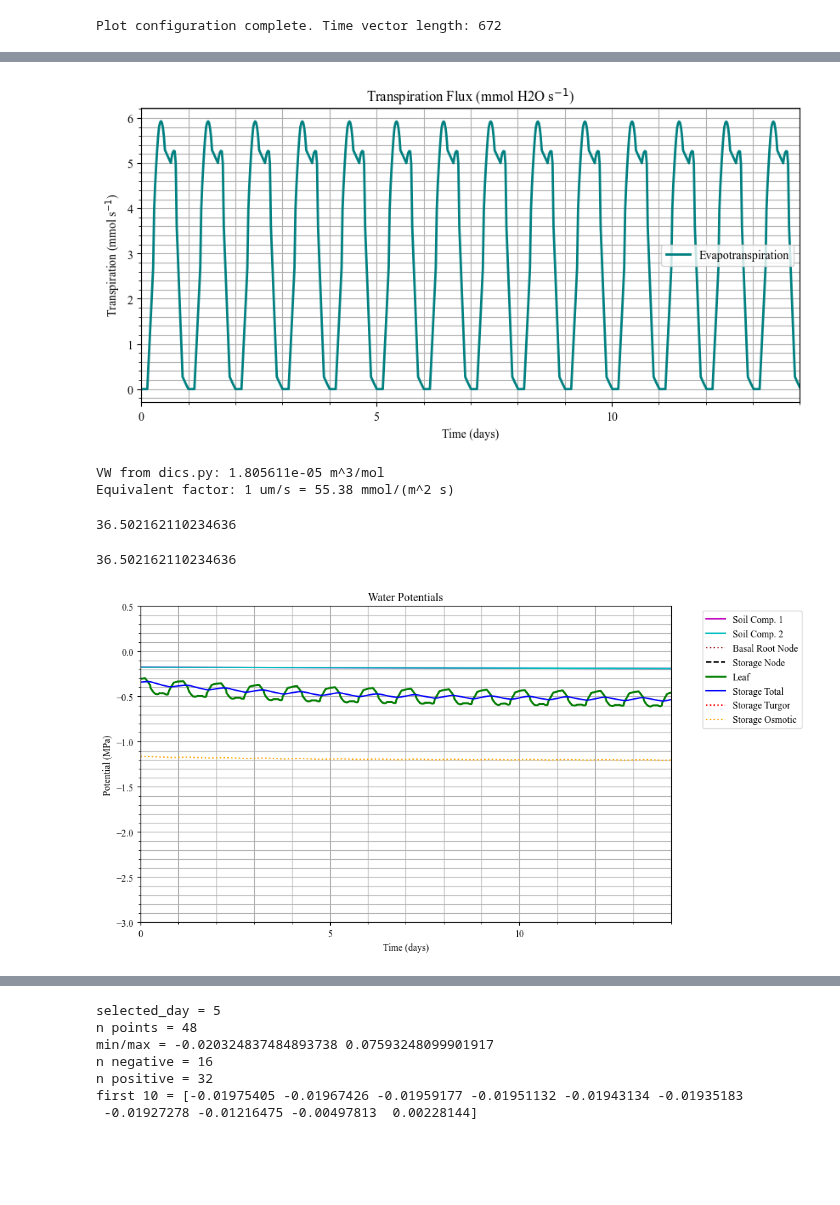
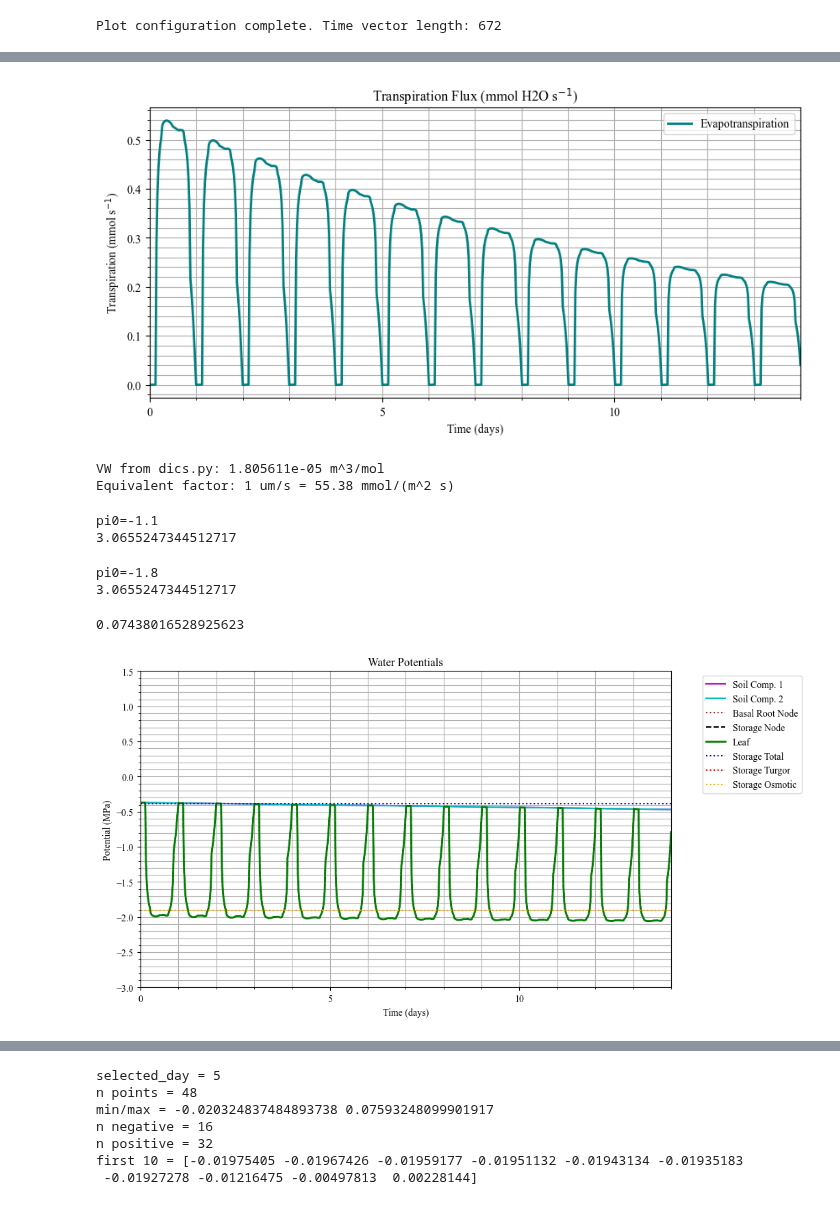
Before and after one commit to jagottlieb/Photo3-Plant-Salinity-Traits, a Jupyter notebook: Main_notebook_v2.ipynb, the cells around one changed output, grey strips where cells are left out. Saved outputs shown, nothing was run; the diff lists cells and outputs as text; code cells hidden in the pictures; blank space fills up the shorter version.

```diff
--- a/Main_notebook_v2.ipynb
+++ b/Main_notebook_v2.ipynb
@@ -61,8 +58,9 @@ weatherFile = r"sample_data\AgadirInterp30.xlsx"
 # Multi-compartment configuration
 num_compartments = 2
 zr_arr = np.array([1.0, 1.0])  # Root zone depth for each compartment (m)
-s_init_arr = np.array([0.5, 0.5]) #np.array([0.5, 0.5])  # Initial soil moisture for each compartment
+s_init_arr = np.array([0.4, 0.4]) #np.array([0.5, 0.5])  # Initial soil moisture for each compartment
 cs_init_arr = np.array([35., 35.])  # Initial salt concentration (Mol/m³) Upper thershold treatment in Sanchez-Ledsma et al. 2022
+root_frac_arr = np.array([0.5, 0.5])  # Root fraction in each compartment
 
 # Hydraulic parameters
 B_param = 500  # Root conductance scaling parameter
@@ -70,7 +68,7 @@ B_param = 500  # Root conductance scaling parameter
 # Plant water potential parameters (Bartlett et al. 2012)
 wr = 0.1  # Wilting point relative water content
 wft = 1.0  # Full turgor relative water content
-pi0 = -1.1  # Osmotic potential at full turgor (MPa)
+pi0 = -1.8  # Osmotic potential at full turgor (MPa)
 eta = 5  # Elastic modulus shape parameter
 mcap = 12  # Slope of linear portion of psi_wf curve
 
@@ -143,7 +141,7 @@ soil = SoilMultiple(
 )
 
 # Create photosynthesis model
-photo = C3(species, atmosphere)
+photo =  C3_cs_reduc(species, atmosphere, cs_init_arr)
 
 # Create hydraulic model
 hydro = hydraulics.Halophyte(
@@ -455,17 +462,25 @@ plt.show()
 print(f'VW from dics.py: {VW:.6e} m^3/mol')
 print(f'Equivalent factor: 1 um/s = {1e-3 / VW:.2f} mmol/(m^2 s)')
 # %% [output]
-[figure, old version]
+[figure, new version]
 VW from dics.py: 1.805611e-05 m^3/mol
 Equivalent factor: 1 um/s = 55.38 mmol/(m^2 s)
 # %%
+print("pi0=-1.1")
 print(np.array(results['ev'][0:daySteps*dispDuration]).sum())
 # %% [output]
-36.502162110234636
+pi0=-1.1
+3.0655247344512717
 # %%
+print("pi0=-1.8")
 print(np.array(results['ev'][0:daySteps*dispDuration]).sum())
 # %% [output]
-36.502162110234636
+pi0=-1.8
+3.0655247344512717
+# %%
+(6.05-5.6)/6.05
+# %% [output]
+0.07438016528925623
 # %%
 # Water Potentials Plot
 fig_potentials = plt.figure(figsize=(10, 6))
@@ -487,36 +502,36 @@ plt.plot(timevec[0:daySteps*dispDuration],
 
 # Plot xylem junction potential
 plt.plot(timevec[0:daySteps*dispDuration],
          results['psi_x'][0:daySteps*dispDuration],
          'k--', label='Storage Node')
 
 # Plot leaf water potential
 plt.plot(timevec[0:daySteps*dispDuration],
          results['psi_l'][0:daySteps*dispDuration],
          'g-', linewidth=2, label='Leaf')
 
 # Plot plant storage potentials
 plt.plot(timevec[0:daySteps*dispDuration],
          results['psi_w'][0:daySteps*dispDuration],
-         'b-', label='Storage Total')
+         'b:', label='Storage Total')
 
 plt.plot(timevec[0:daySteps*dispDuration],
          results['psi_w_turgor'][0:daySteps*dispDuration],
          'r:', label='Storage Turgor')
 
 plt.plot(timevec[0:daySteps*dispDuration],
          results['psi_w_osm'][0:daySteps*dispDuration],
          'orange', linestyle=':', label='Storage Osmotic')
 
 plt.xlim(0, dispDuration)
-plt.ylim([-3, 0.5])
+plt.ylim([-3, 1.5])
 plt.xticks(np.arange(0, dispDuration+1, 5))
 plt.minorticks_on()
 plt.grid(visible=True, which='both', axis='both')
 plt.legend(bbox_to_anchor=(1.05, 1), loc='upper left')
 plt.show()
 # %% [output]
-[figure, old version]
+[figure, new version]
 # %%
 # # Salt Concentrations Plot
 # fig_salt = plt.figure(figsize=(10, 6))
```
Also changed, not shown: parts of 14 cells of this notebook, 10 other files.
